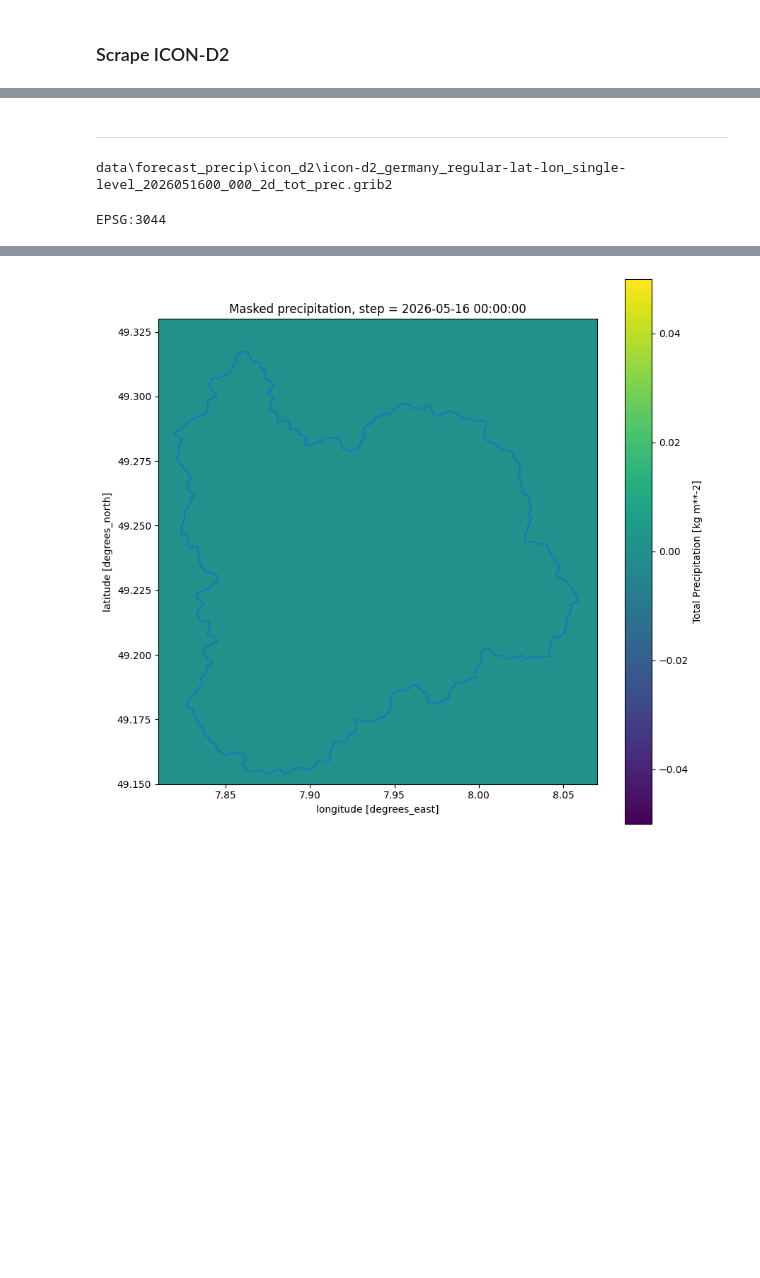
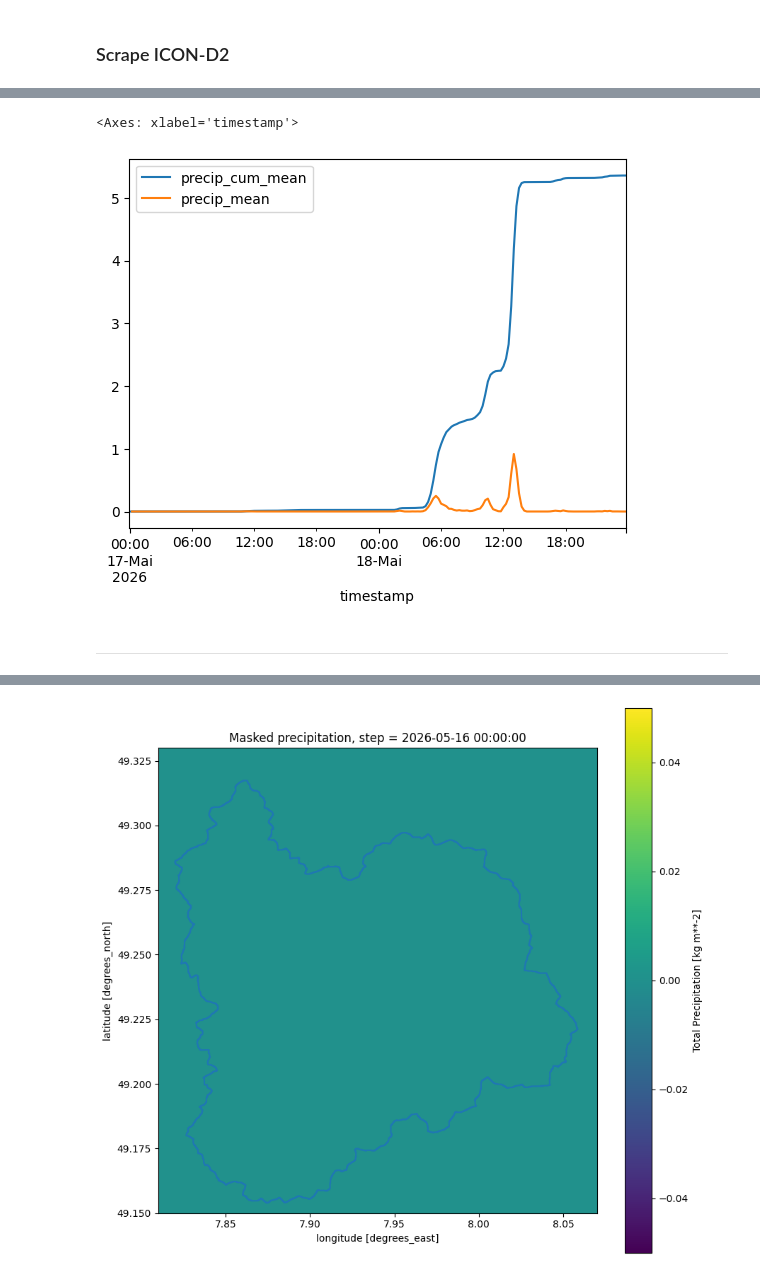
Before and after one commit to danielsehr/pred-Q-ueich, a Jupyter notebook: temp.ipynb, the cells around one changed output, grey strips where cells are left out. Saved outputs shown, nothing was run; the diff lists cells and outputs as text; code cells hidden in the pictures; blank space fills up the shorter version.

Commit message:
add: developement for extracting precip data from xarray

```diff
--- a/temp.ipynb
+++ b/temp.ipynb
@@ -247,0 +260,37 @@ for
+# %%
+# Load catchment
+CLIP_CRS = "EPSG: 4326"
+catchment = gpd.read_file(CATCHMENT_PATH)
+catchment = catchment.to_crs(CLIP_CRS)
+
+
+input_dir = Path(DECOMPRESSED_DIR)
+file_paths = [p for p in input_dir.glob("*.grib2")]
+
+
+dfs = []
+
+for file in file_paths:
+
+    try:
+        ds = xr.open_dataset(file, engine="cfgrib")
+
+        precip_crop = clip_to_catchment(
+            dataset=ds,
+            catchment=catchment,
+            crs=CLIP_CRS
+        )
+
+        df_precip = extract_precip_timeseries(precip=precip_crop)
+
+        dfs.append(df_precip)
+
+    except Exception:
+        logger.exception("Failed to open GRIB file: %s", file)
+        continue
+
+
+df_precip_all = pd.concat(dfs)
+df_precip_all["precip_mean"] = df_precip_all["precip_cum_mean"].diff()
+
+df_precip_all
@@ -248,2 +330,7 @@ for
+# %%
+df_precip_all.plot()
+# %% [output]
+<Axes: xlabel='timestamp'>
+[figure, added]
 # %% [markdown]
 ______________________________________________________________________
@@ -268,31 +336,0 @@ CATCHMENT_PATH = root / "catchment" / "catchment_queich_siebeldingen.gpkg"
-# %%
-def decompress_bz2(
-    source_path: str | Path,
-    target_path: str | Path | None = None,
-) -> Path:
-    source_path = Path(source_path)
-
-    if target_path is None:
-        target_path = source_path.with_suffix("")
-
-    target_path = Path(target_path)
-
-    with bz2.open(source_path, "rb") as source:
-        with open(target_path, "wb") as target:
-            shutil.copyfileobj(source, target)
-
-    return target_path
-
-
-grib_path = decompress_bz2(
-    COMPRESSED_PATH
-)
-
-print(grib_path)
-# %% [output]
-data\forecast_precip\icon_d2\icon-d2_germany_regular-lat-lon_single-level_2026051600_000_2d_tot_prec.grib2
-# %%
-catchment = gpd.read_file(CATCHMENT_PATH)
-print(catchment.crs)
-# %% [output]
-EPSG:3044
```
Also changed, not shown: parts of 17 cells of this notebook.
